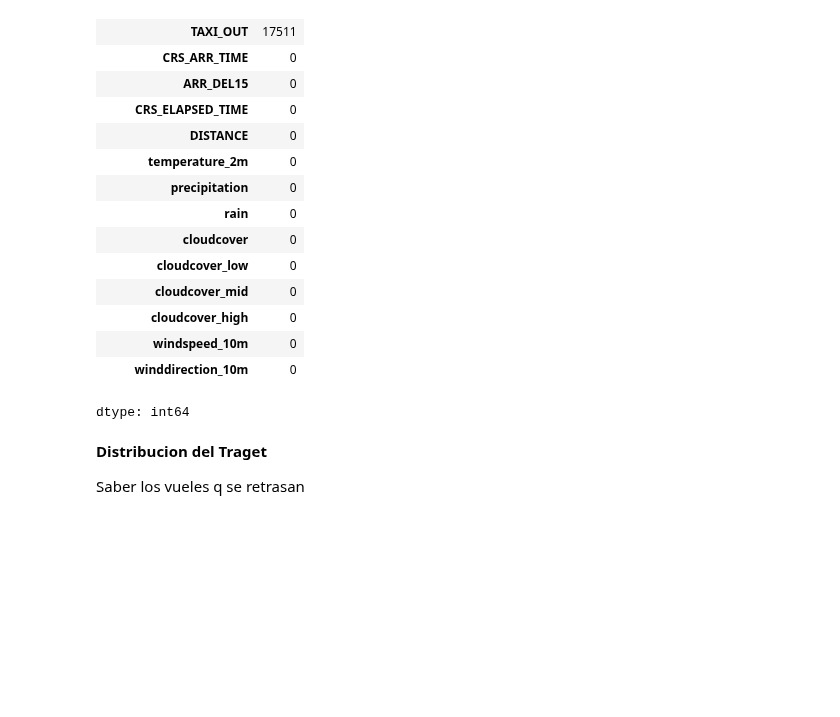
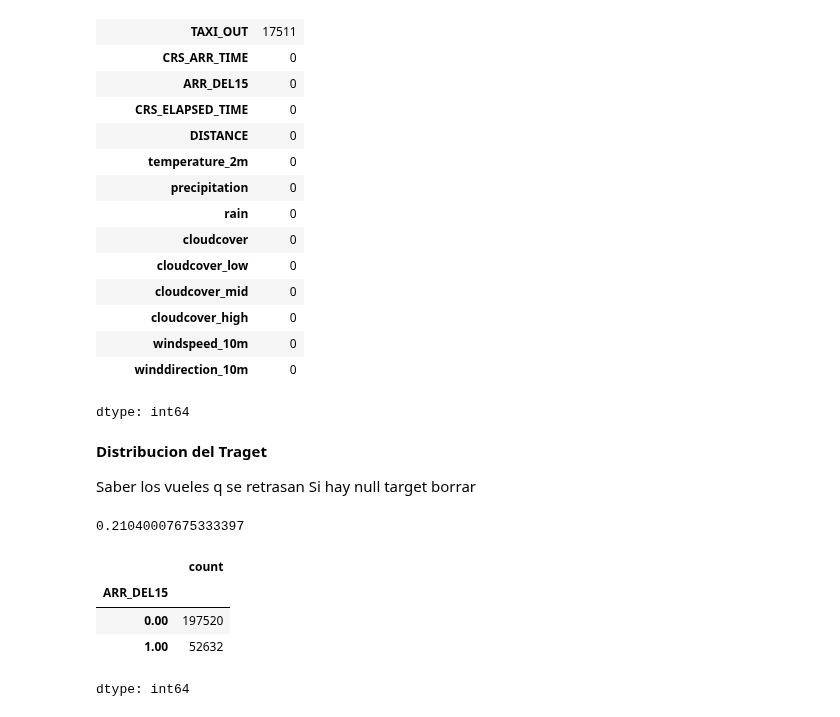
Before and after one commit to KARENCMP82/Python, a Jupyter notebook: Clasificacion_Clase.ipynb, the cells around one changed output. Drawn from its saved outputs; the diff is of its cells as text; code cells hidden in the pictures; blank space fills up the shorter version.

```diff
--- a/Clasificacion_Clase.ipynb
+++ b/Clasificacion_Clase.ipynb
@@ -326,3 +326,8 @@ dtype: int64
 **Distribucion del Traget**
 
 Saber los vueles q se retrasan
+Si hay null target borrar
+# %%
+df['ARR_DEL15'].mean() #TARGET
+# %% [output]
+0.21040007675333397
@@ -328,0 +337,8 @@ Saber los vueles q se retrasan
+# %%
+df['ARR_DEL15'].value_counts()
+# %% [output]
+|  | count |
+| ARR_DEL15 |  |
+| 0.00 | 197520 |
+| 1.00 | 52632 |
+dtype: int64
```
Also changed, not shown: parts of 4 cells of this notebook.
